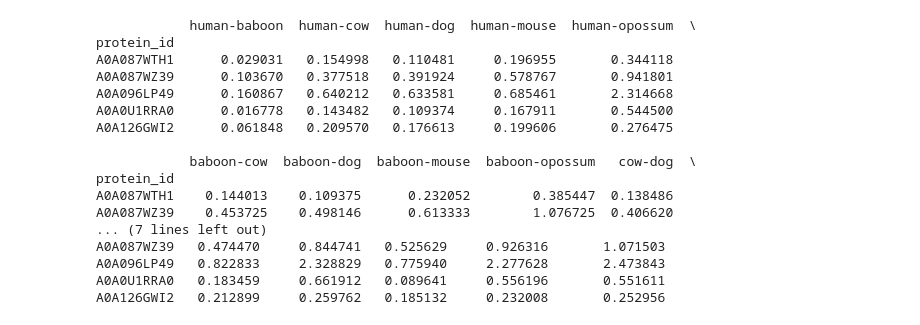
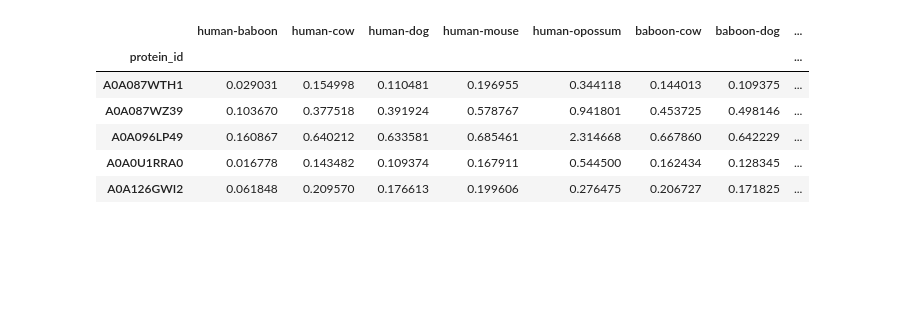
Before and after one commit to pilatova/prot-viz-data, a Jupyter notebook: test.ipynb, the cells around one changed output. Cells and saved outputs as stored; diff of their text form; code cells hidden in the pictures; blank space fills up the shorter version.

```diff
--- a/test.ipynb
+++ b/test.ipynb
@@ -3,31 +3,21 @@
 # %%
 import pandas as pd
 
 url = "https://raw.githubusercontent.com/pilatova/prot-viz-data/test/dist2.tsv"
 
 dist = pd.read_csv(
     url,
     sep='\t',           # Tab separator for TSV files
     header=0,           # Use the first row as headers
     index_col=0         # Set the first column ("protein_id") as the index
 )
 
-print(dist.head())
+dist.head()
 # %% [output]
-            human-baboon  human-cow  human-dog  human-mouse  human-opossum  \
-protein_id
-A0A087WTH1      0.029031   0.154998   0.110481     0.196955       0.344118
-A0A087WZ39      0.103670   0.377518   0.391924     0.578767       0.941801
-A0A096LP49      0.160867   0.640212   0.633581     0.685461       2.314668
-A0A0U1RRA0      0.016778   0.143482   0.109374     0.167911       0.544500
-A0A126GWI2      0.061848   0.209570   0.176613     0.199606       0.276475
-
-            baboon-cow  baboon-dog  baboon-mouse  baboon-opossum   cow-dog  \
-protein_id
-A0A087WTH1    0.144013    0.109375      0.232052        0.385447  0.138486
-A0A087WZ39    0.453725    0.498146      0.613333        1.076725  0.406620
-... (7 lines left out)
-A0A087WZ39   0.474470     0.844741   0.525629     0.926316       1.071503
-A0A096LP49   0.822833     2.328829   0.775940     2.277628       2.473843
-A0A0U1RRA0   0.183459     0.661912   0.089641     0.556196       0.551611
-A0A126GWI2   0.212899     0.259762   0.185132     0.232008       0.252956
+|  | human-baboon | human-cow | human-dog | human-mouse | human-opossum | baboon-cow | baboon-dog | ... |
+| protein_id |  |  |  |  |  |  |  | ... |
+| A0A087WTH1 | 0.029031 | 0.154998 | 0.110481 | 0.196955 | 0.344118 | 0.144013 | 0.109375 | ... |
+| A0A087WZ39 | 0.103670 | 0.377518 | 0.391924 | 0.578767 | 0.941801 | 0.453725 | 0.498146 | ... |
+| A0A096LP49 | 0.160867 | 0.640212 | 0.633581 | 0.685461 | 2.314668 | 0.667860 | 0.642229 | ... |
+| A0A0U1RRA0 | 0.016778 | 0.143482 | 0.109374 | 0.167911 | 0.544500 | 0.162434 | 0.128345 | ... |
+| A0A126GWI2 | 0.061848 | 0.209570 | 0.176613 | 0.199606 | 0.276475 | 0.206727 | 0.171825 | ... |
```
Also changed, not shown: parts of 3 cells of this notebook.
